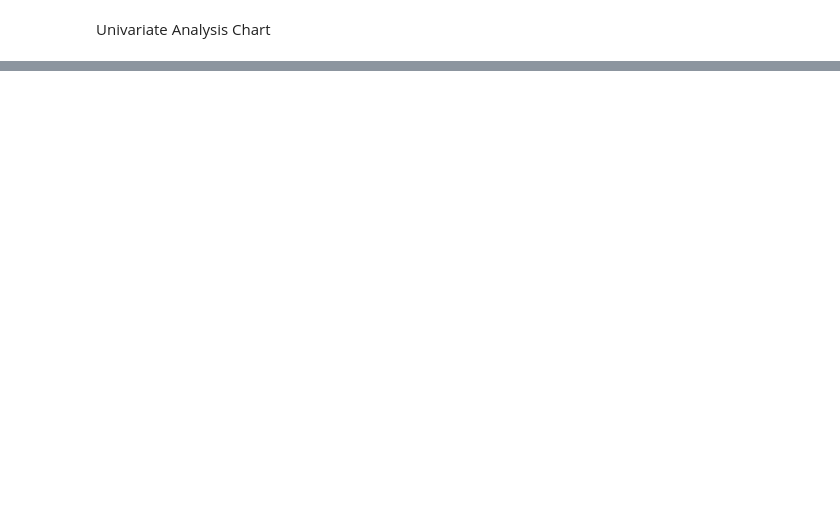
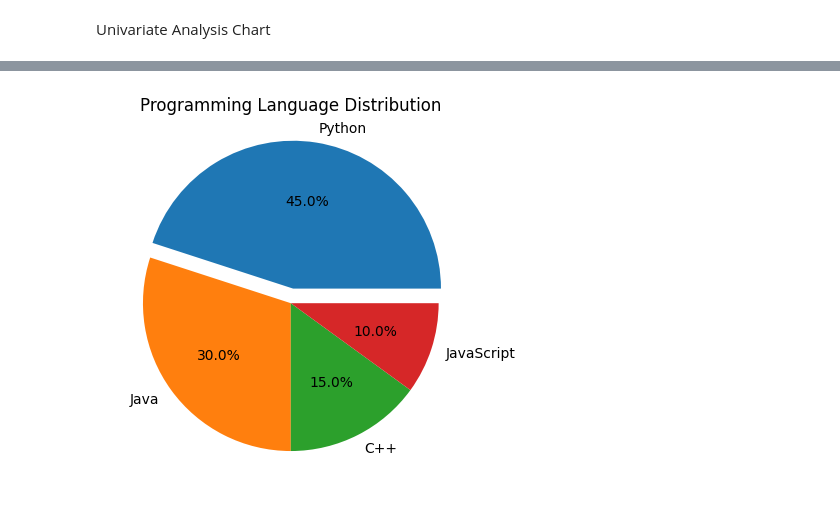
Before and after one commit to srinipar/AILabs, a Jupyter notebook: AIMLIIT/Datascience/DS_Visualization.ipynb, the cells around one changed output, grey strips where cells are left out. Drawn from its saved outputs; the diff is of its cells as text; code cells hidden in the pictures; blank space fills up the shorter version.

```diff
--- a/AIMLIIT/Datascience/DS_Visualization.ipynb
+++ b/AIMLIIT/Datascience/DS_Visualization.ipynb
@@ -60,0 +122,10 @@ plt.show()
+# %%
+#pie Chart
+labels=['Python','Java','C++','JavaScript']
+sizes=[45,30,15,10]
+explode = (0.1, 0, 0, 0)  # explode the 1st slice (Python)
+plt.pie(sizes, labels=labels, autopct='%1.1f%%', explode=explode)
+plt.title("Programming Language Distribution")
+plt.show()
+# %% [output]
+[figure, added]
```
Also changed, not shown: parts of 11 cells of this notebook, 1 other file.
